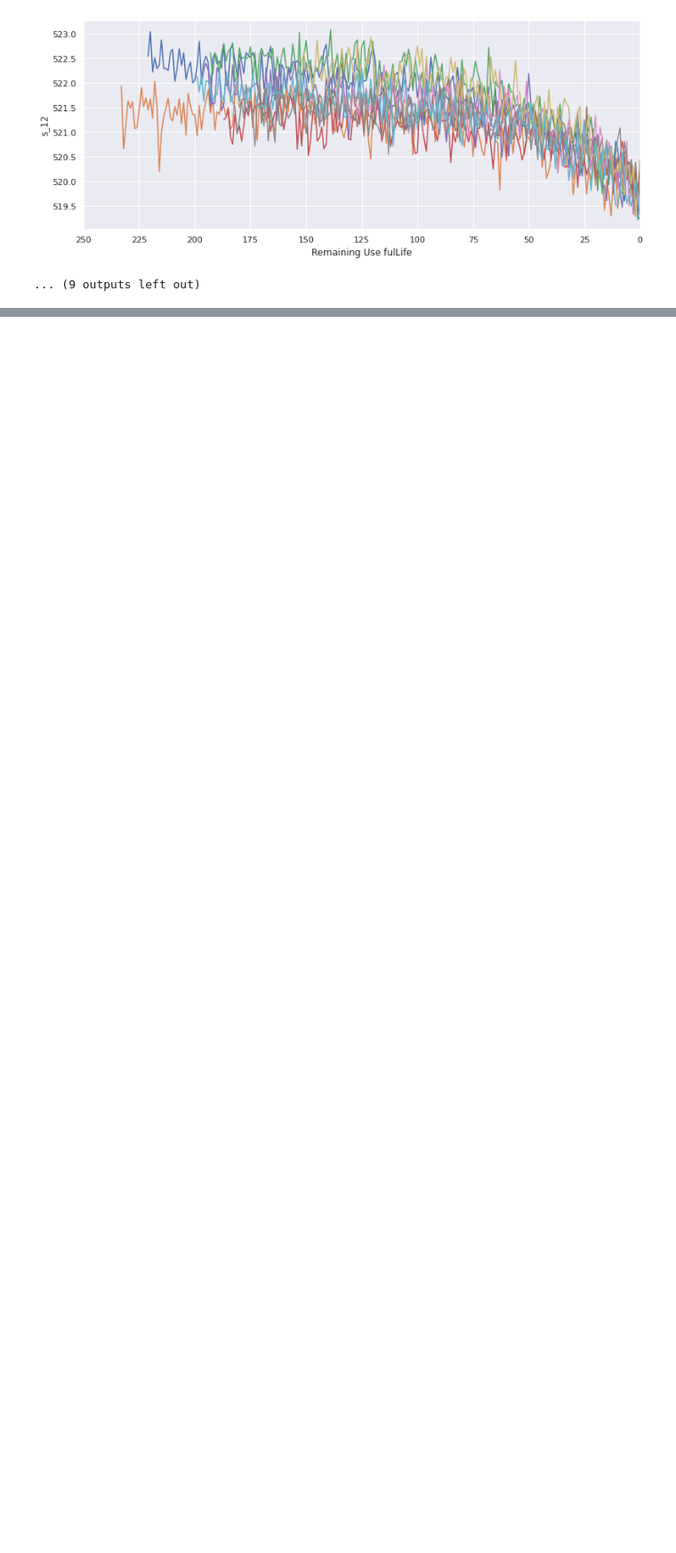
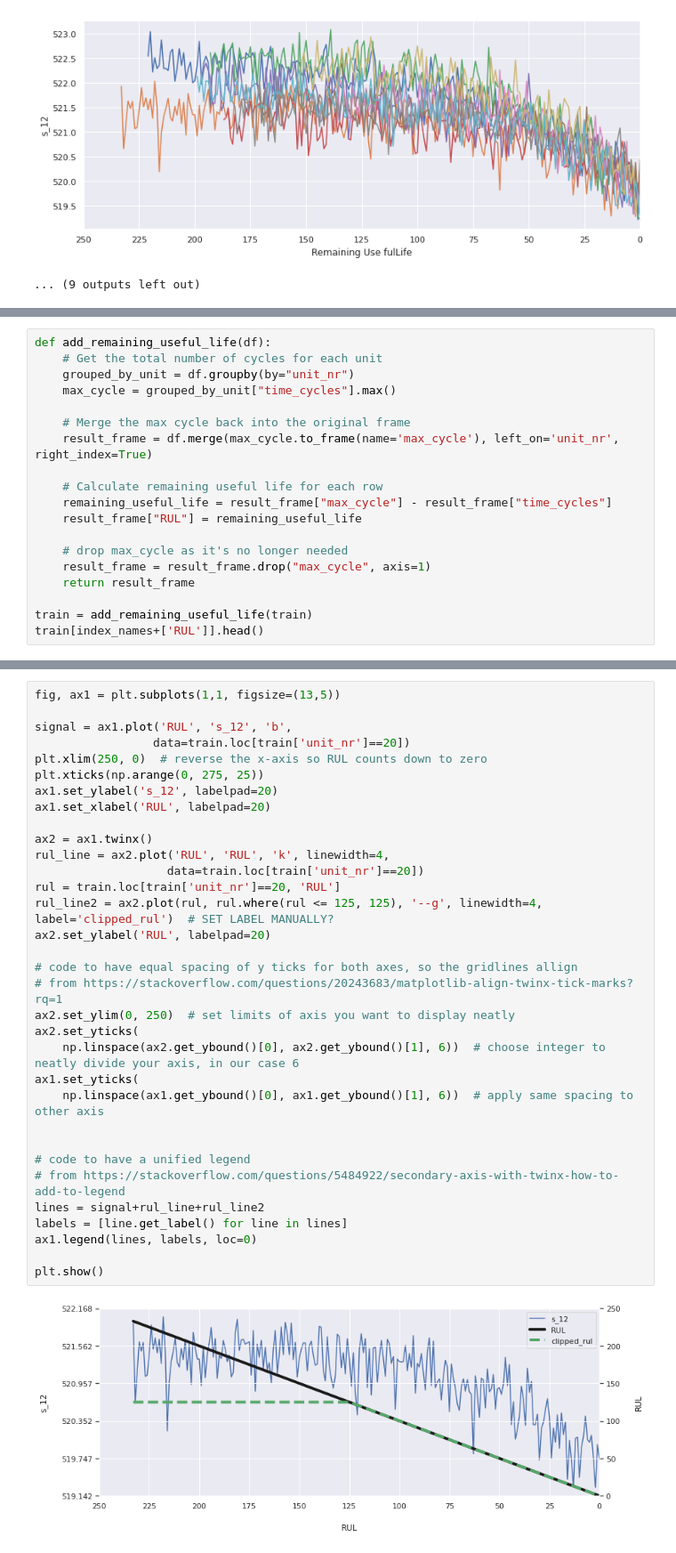
Before and after one commit to omkar-salunke/Physics_informed_neural_network, a Jupyter notebook: RUL_turbofan.ipynb, the cells around one changed output, grey strips where cells are left out. Shown at 89% size. Drawn from its saved outputs; the diff is of its cells as text; blank space fills up the shorter version.

```diff
--- a/RUL_turbofan.ipynb
+++ b/RUL_turbofan.ipynb
@@ -205,0 +320,19 @@ for sensor_name in sensor_names:
+# %%
+def add_remaining_useful_life(df):
+    # Get the total number of cycles for each unit
+    grouped_by_unit = df.groupby(by="unit_nr")
+    max_cycle = grouped_by_unit["time_cycles"].max()
+
+    # Merge the max cycle back into the original frame
+    result_frame = df.merge(max_cycle.to_frame(name='max_cycle'), left_on='unit_nr', right_index=True)
+
+    # Calculate remaining useful life for each row
+    remaining_useful_life = result_frame["max_cycle"] - result_frame["time_cycles"]
+    result_frame["RUL"] = remaining_useful_life
+
+    # drop max_cycle as it's no longer needed
+    result_frame = result_frame.drop("max_cycle", axis=1)
+    return result_frame
+
+train = add_remaining_useful_life(train)
+train[index_names+['RUL']].head()
@@ -205,0 +357,35 @@ for sensor_name in sensor_names:
+# %%
+fig, ax1 = plt.subplots(1,1, figsize=(13,5))
+
+signal = ax1.plot('RUL', 's_12', 'b',
+                 data=train.loc[train['unit_nr']==20])
+plt.xlim(250, 0)  # reverse the x-axis so RUL counts down to zero
+plt.xticks(np.arange(0, 275, 25))
+ax1.set_ylabel('s_12', labelpad=20)
+ax1.set_xlabel('RUL', labelpad=20)
+
+ax2 = ax1.twinx()
+rul_line = ax2.plot('RUL', 'RUL', 'k', linewidth=4,
+                   data=train.loc[train['unit_nr']==20])
+rul = train.loc[train['unit_nr']==20, 'RUL']
+rul_line2 = ax2.plot(rul, rul.where(rul <= 125, 125), '--g', linewidth=4, label='clipped_rul')  # SET LABEL MANUALLY?
+ax2.set_ylabel('RUL', labelpad=20)
+
+# code to have equal spacing of y ticks for both axes, so the gridlines allign
+# from https://stackoverflow.com/questions/20243683/matplotlib-align-twinx-tick-marks?rq=1
+ax2.set_ylim(0, 250)  # set limits of axis you want to display neatly
+ax2.set_yticks(
+    np.linspace(ax2.get_ybound()[0], ax2.get_ybound()[1], 6))  # choose integer to neatly divide your axis, in our case 6
+ax1.set_yticks(
+    np.linspace(ax1.get_ybound()[0], ax1.get_ybound()[1], 6))  # apply same spacing to other axis
+
+
+# code to have a unified legend
+# from https://stackoverflow.com/questions/5484922/secondary-axis-with-twinx-how-to-add-to-legend
+lines = signal+rul_line+rul_line2
+labels = [line.get_label() for line in lines]
+ax1.legend(lines, labels, loc=0)
+
+plt.show()
+# %% [output]
+[figure, added]
```
Also changed, not shown: parts of 42 cells of this notebook.
